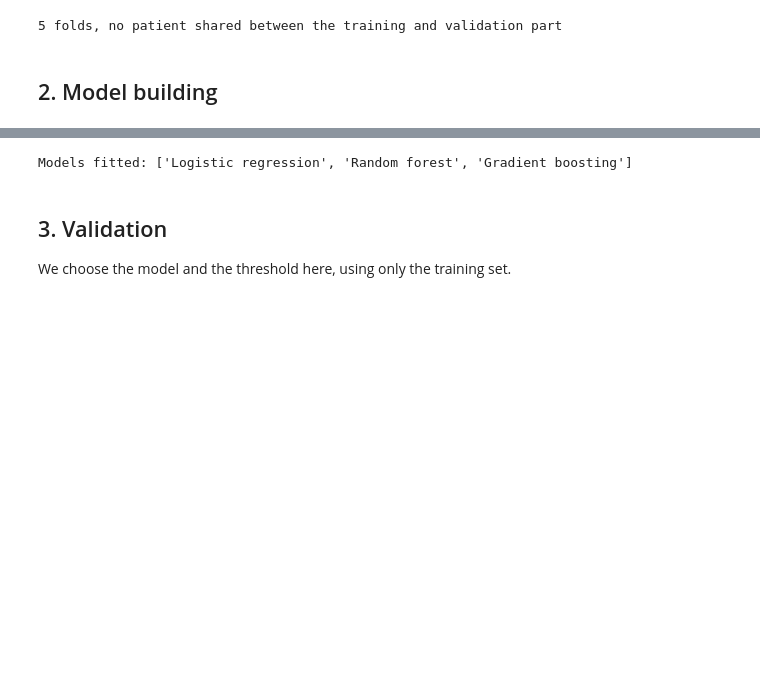
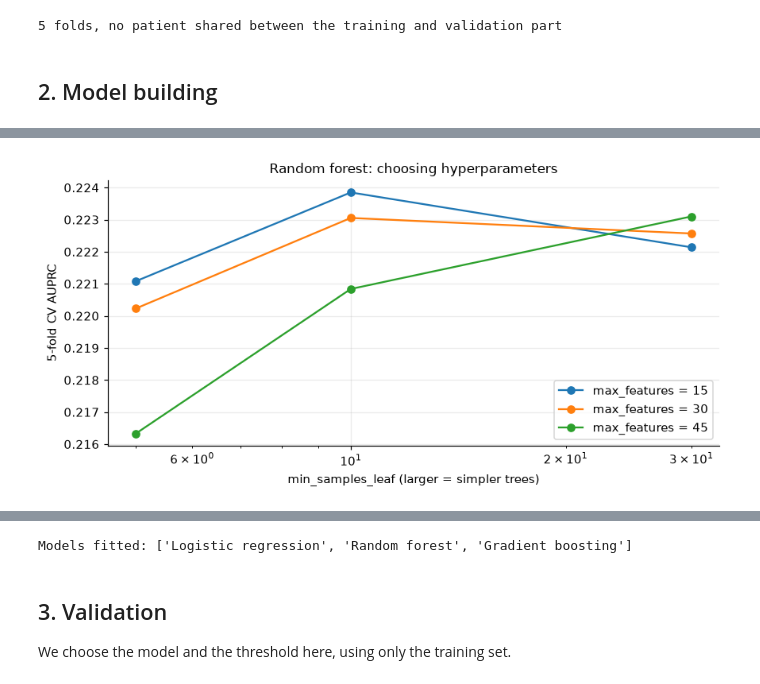
Before and after one commit to lindatruong/AIML-2026-Group-Project-, a Jupyter notebook: diabetes_readmission_group4.ipynb, the cells around one changed output, grey strips where cells are left out. Drawn from its saved outputs; the diff is of its cells as text; code cells hidden in the pictures; blank space fills up the shorter version.

```diff
--- a/diabetes_readmission_group4.ipynb
+++ b/diabetes_readmission_group4.ipynb
@@ -407 +449,29 @@ Selected (min_samples_leaf, max_features): (30, 30)
+# %%
+# Plot the random-forest tuning results.
+
+plt.figure(figsize=(8, 4))
+
+for max_features in max_features_values:
+
+    mean_scores = [
+        rf_scores[(leaf, max_features)].mean()
+        for leaf in leaf_sizes
+    ]
+
+    plt.plot(
+        leaf_sizes,
+        mean_scores,
+        marker="o",
+        label=f"max_features = {max_features}"
+    )
+
+plt.xscale("log")
+plt.xlabel("min_samples_leaf (larger = simpler trees)")
+plt.ylabel("5-fold CV AUPRC")
+plt.title("Random forest: choosing hyperparameters")
+plt.legend()
+plt.tight_layout()
+plt.show()
+# %% [output]
+[figure, added]
 # %% [markdown]
```
Also changed, not shown: parts of 25 cells of this notebook.
